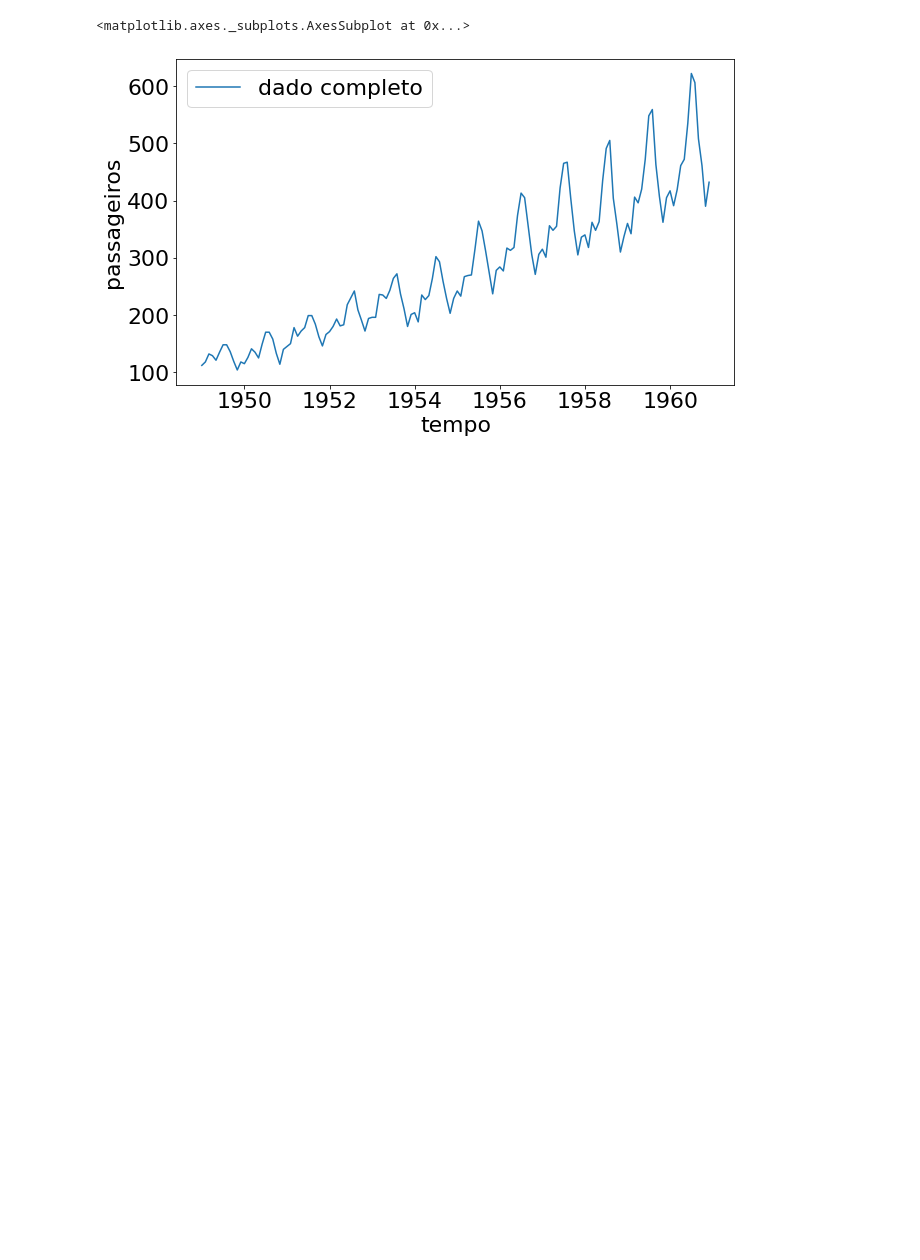
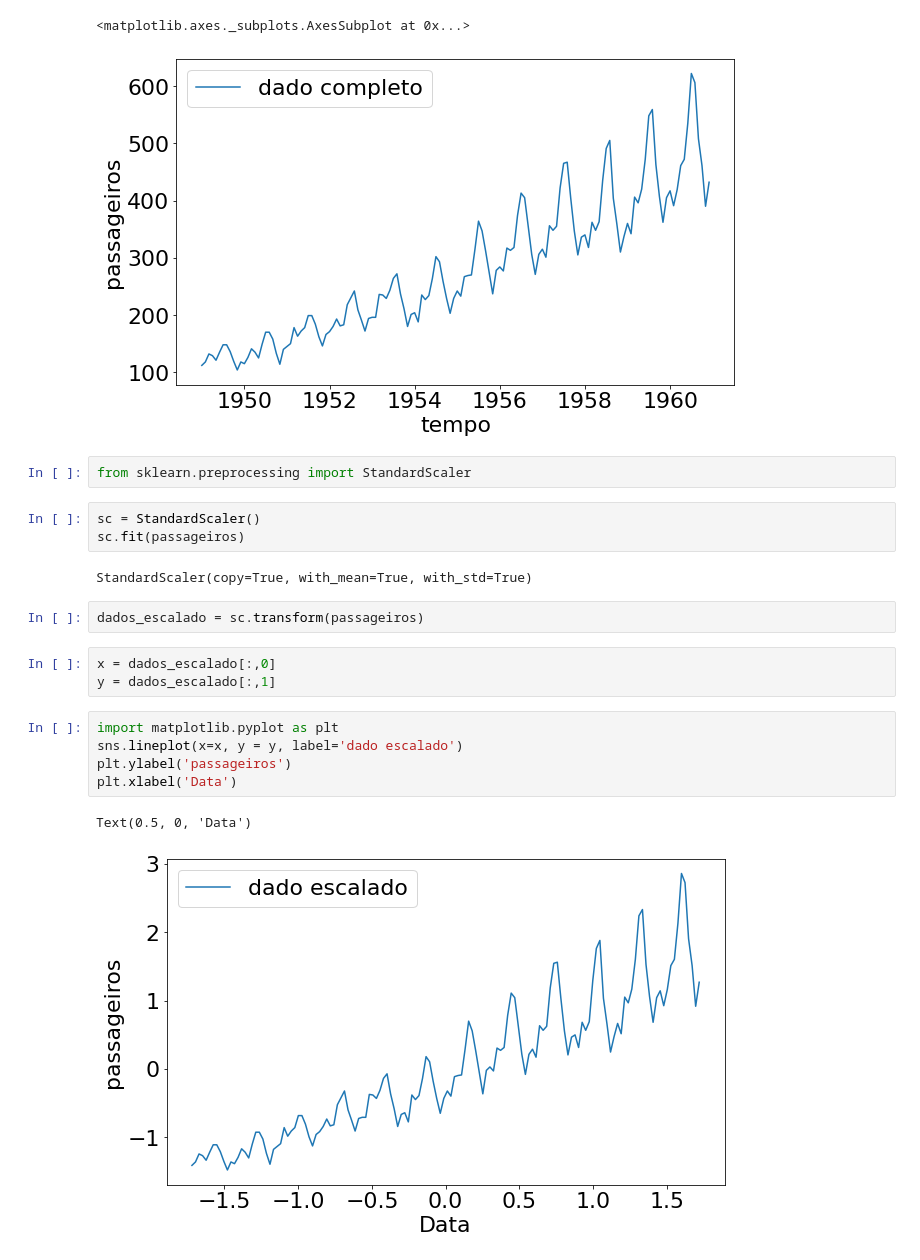
Before and after one commit to jader-lima/TimeSeriesLSTM, a Jupyter notebook: Parte1.ipynb, the cells around one changed output. Drawn from its saved outputs; the diff is of its cells as text; blank space fills up the shorter version.

```diff
--- a/Parte1.ipynb
+++ b/Parte1.ipynb
@@ -28,3 +30,23 @@ sns.lineplot(x='tempo', y = 'passageiros',data=passageiros, label='dado completo
 # %% [output]
 <matplotlib.axes._subplots.AxesSubplot at 0x...>
 [figure]
+# %%
+from sklearn.preprocessing import StandardScaler
+# %%
+sc = StandardScaler()
+sc.fit(passageiros)
+# %% [output]
+StandardScaler(copy=True, with_mean=True, with_std=True)
+# %%
+dados_escalado = sc.transform(passageiros)
+# %%
+x = dados_escalado[:,0]
+y = dados_escalado[:,1]
+# %%
+import matplotlib.pyplot as plt
+sns.lineplot(x=x, y = y, label='dado escalado')
+plt.ylabel('passageiros')
+plt.xlabel('Data')
+# %% [output]
+Text(0.5, 0, 'Data')
+[figure, added]
```
Also changed, not shown: parts of 5 cells of this notebook.
